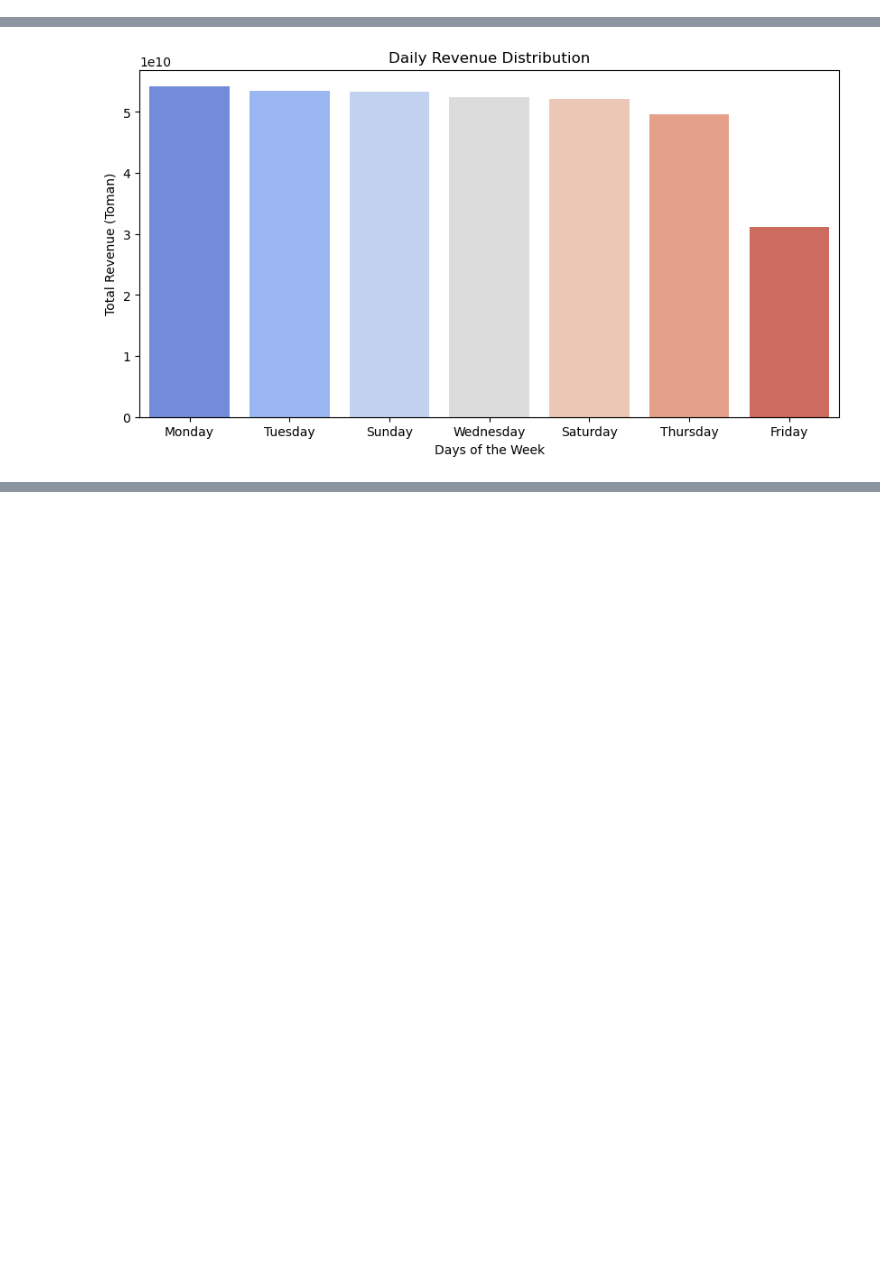
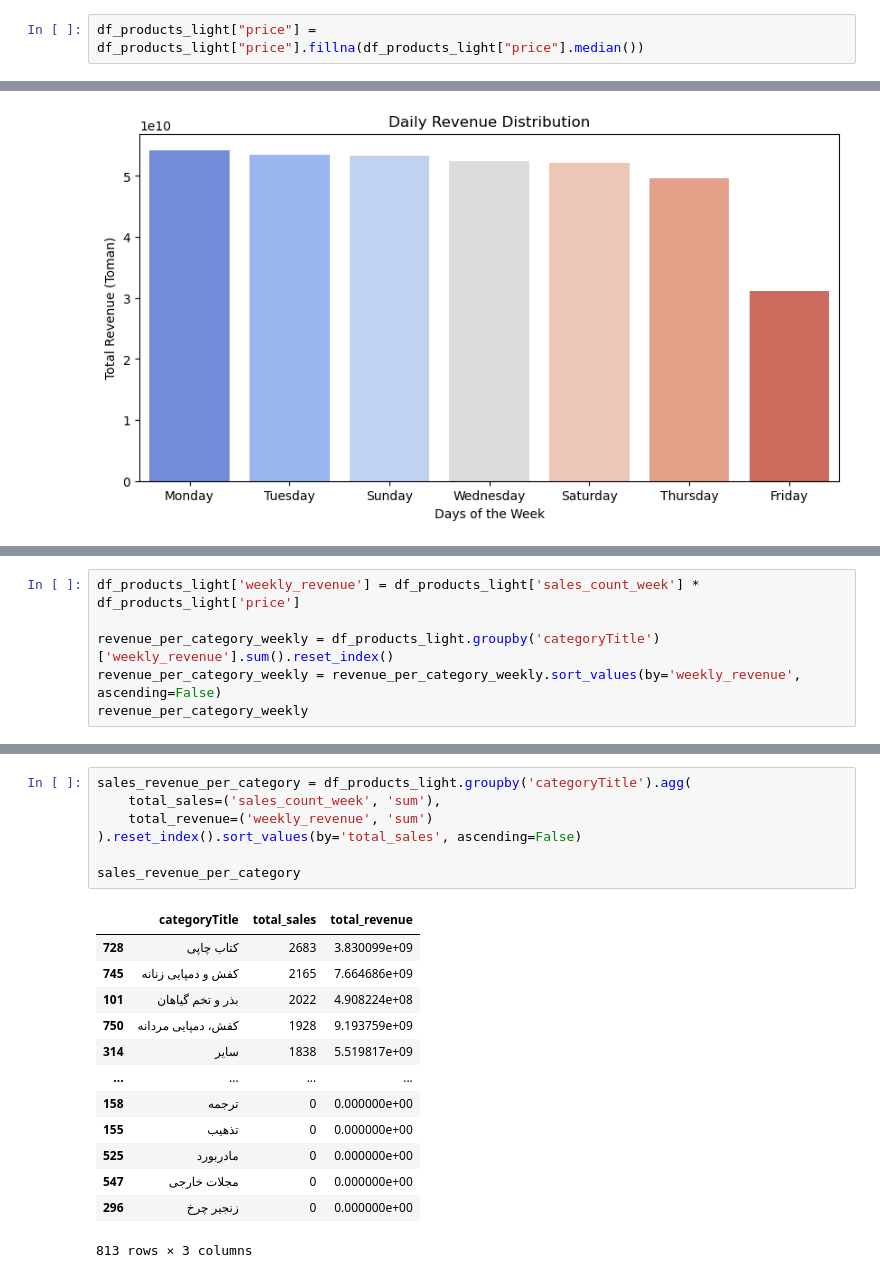
Before and after one commit to AmiinGholami/Basalam, a Jupyter notebook: Project.ipynb, the cells around one changed output, grey strips where cells are left out. Saved outputs shown, nothing was run; the diff lists cells and outputs as text; blank space fills up the shorter version.

```diff
--- a/Project.ipynb
+++ b/Project.ipynb
@@ -151,6 +151,8 @@ Data columns (total 29 columns):
  28  categoryTitle                  object
 dtypes: float64(17), int64(2), object(10)
 memory usage: 533.5+ MB
+# %%
+df_products_light["price"] = df_products_light["price"].fillna(df_products_light["price"].median())
 # %%
 df_products_light.head()
 # %% [output]
@@ -389,0 +417,6 @@ False
+# %%
+df_products_light['weekly_revenue'] = df_products_light['sales_count_week'] * df_products_light['price']
+
+revenue_per_category_weekly = df_products_light.groupby('categoryTitle')['weekly_revenue'].sum().reset_index()
+revenue_per_category_weekly = revenue_per_category_weekly.sort_values(by='weekly_revenue', ascending=False)
+revenue_per_category_weekly
@@ -389,0 +437,21 @@ False
+# %%
+sales_revenue_per_category = df_products_light.groupby('categoryTitle').agg(
+    total_sales=('sales_count_week', 'sum'),
+    total_revenue=('weekly_revenue', 'sum')
+).reset_index().sort_values(by='total_sales', ascending=False)
+
+sales_revenue_per_category
+# %% [output]
+|  | categoryTitle | total_sales | total_revenue |
+| 728 | کتاب چاپی | 2683 | 3.830099e+09 |
+| 745 | کفش و دمپایی زنانه | 2165 | 7.664686e+09 |
+| 101 | بذر و تخم گیاهان | 2022 | 4.908224e+08 |
+| 750 | کفش، دمپایی مردانه | 1928 | 9.193759e+09 |
+| 314 | سایر | 1838 | 5.519817e+09 |
+| ... | ... | ... | ... |
+| 158 | ترجمه | 0 | 0.000000e+00 |
+| 155 | تذهیب | 0 | 0.000000e+00 |
+| 525 | مادربورد | 0 | 0.000000e+00 |
+| 547 | مجلات خارجی | 0 | 0.000000e+00 |
+| 296 | زنجیر چرخ | 0 | 0.000000e+00 |
+813 rows × 3 columns
```
Also changed, not shown: parts of 5 cells of this notebook.
